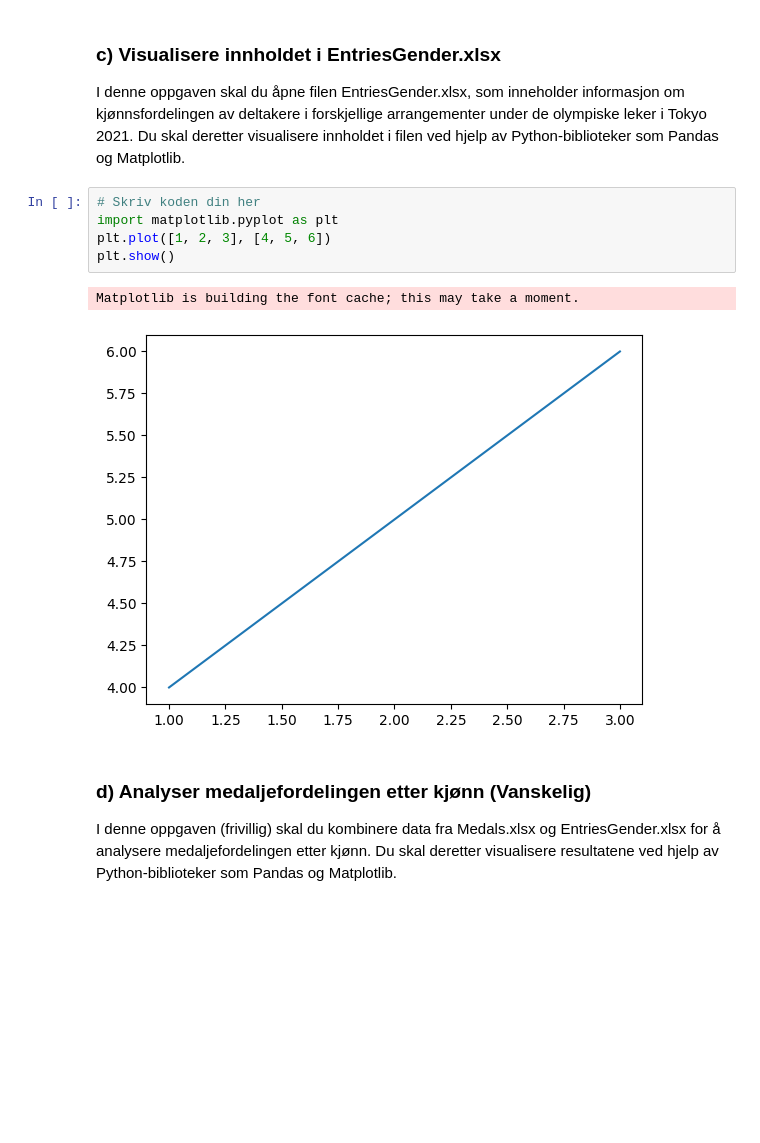
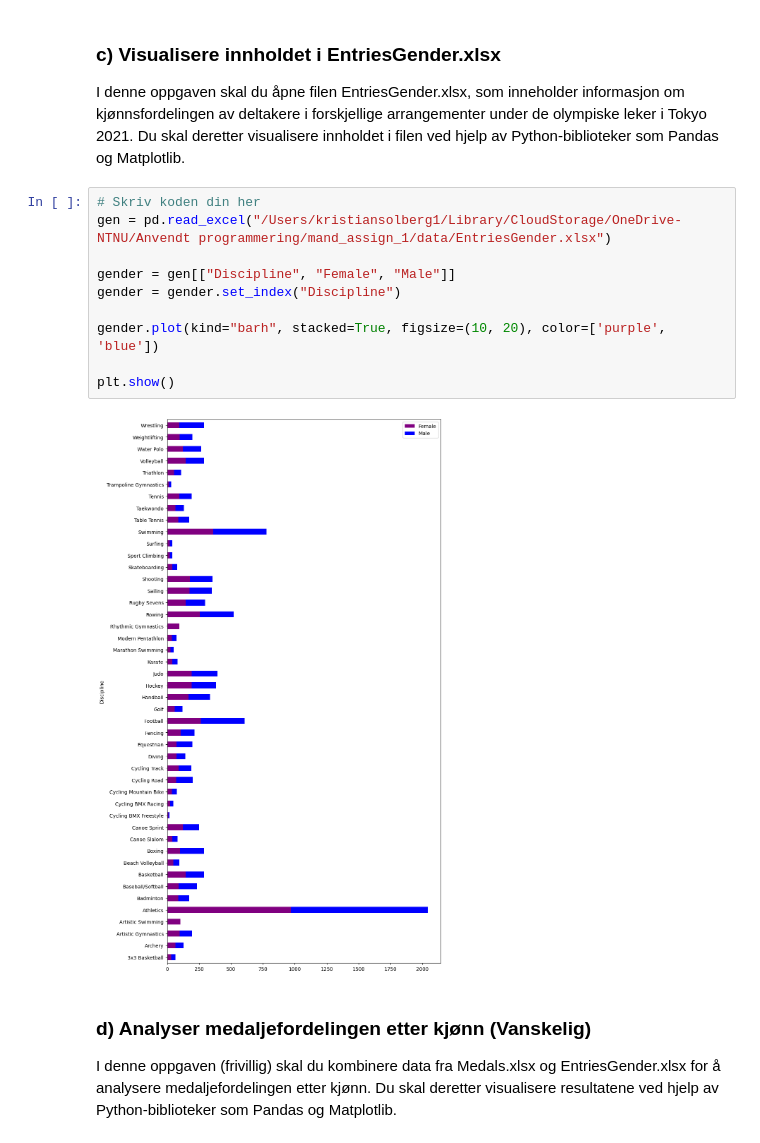
Before and after one commit to TDT4114/mand_assign_1, a Jupyter notebook: notebooks/1_numpy_matplotlib.ipynb, the cells around one changed output. Saved outputs shown, nothing was run; the diff lists cells and outputs as text; blank space fills up the shorter version.

```diff
--- a/notebooks/1_numpy_matplotlib.ipynb
+++ b/notebooks/1_numpy_matplotlib.ipynb
@@ -47,14 +39,18 @@ plt.show()
 ### c) Visualisere innholdet i EntriesGender.xlsx
 
 I denne oppgaven skal du åpne filen EntriesGender.xlsx, som inneholder informasjon om kjønnsfordelingen av deltakere i forskjellige arrangementer under de olympiske leker i Tokyo 2021. Du skal deretter visualisere innholdet i filen ved hjelp av Python-biblioteker som Pandas og Matplotlib.
-# %%
-# Skriv koden din her
-import matplotlib.pyplot as plt
-plt.plot([1, 2, 3], [4, 5, 6])
-plt.show()
-# %% [output]
-Matplotlib is building the font cache; this may take a moment.
-[figure, removed]
+# %%
+# Skriv koden din her
+gen = pd.read_excel("/Users/kristiansolberg1/Library/CloudStorage/OneDrive-NTNU/Anvendt programmering/mand_assign_1/data/EntriesGender.xlsx")
+
+gender = gen[["Discipline", "Female", "Male"]]
+gender = gender.set_index("Discipline")
+
+gender.plot(kind="barh", stacked=True, figsize=(10, 20), color=['purple', 'blue'])
+
+plt.show()
+# %% [output]
+[figure, added]
 # %% [markdown]
 ### d) Analyser medaljefordelingen etter kjønn (Vanskelig)
 
```
Also changed, not shown: parts of 1 cell of this notebook.
